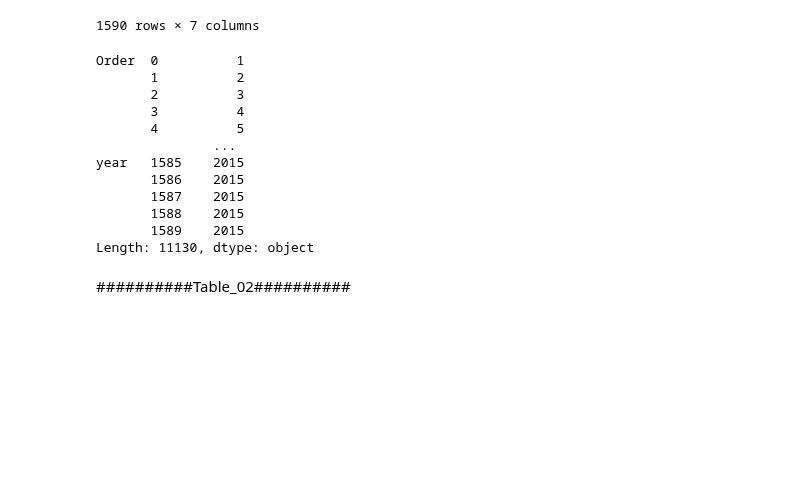
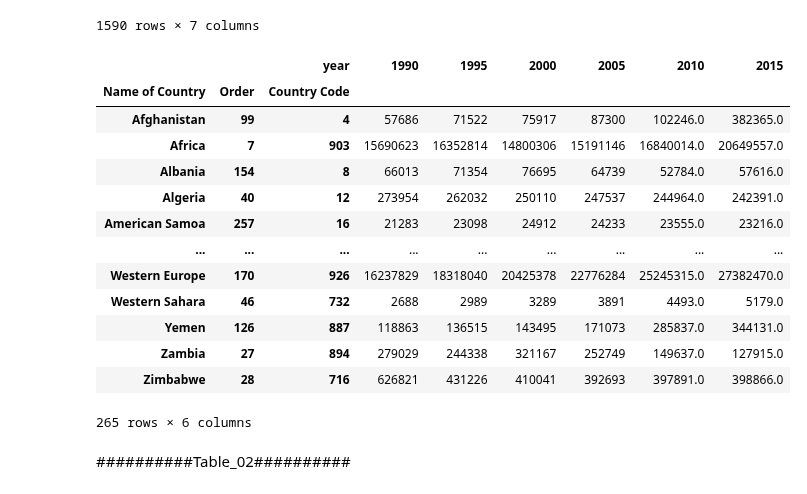
Before and after one commit to zhenwujason/inf1340-ZhenWuJason-Project, a Jupyter notebook: MID__Sub_YankeMo.ipynb, the cells around one changed output. Cells and saved outputs as stored; diff of their text form; code cells hidden in the pictures; blank space fills up the shorter version.

```diff
--- a/MID__Sub_YankeMo.ipynb
+++ b/MID__Sub_YankeMo.ipynb
@@ -93,22 +64,23 @@ tidy_table_1_Both_sexes
 | 1588 | 264 | Tuvalu | NaN | 798 | C | 141.0 | 2015 |
 | 1589 | 265 | Wallis and Futuna Islands | NaN | 876 | B | 2849.0 | 2015 |
 1590 rows × 7 columns
-# %%
-tidy_table_1_3_BothSexes = tidy_table_1_Both_sexes.unstack(level=-1)
-tidy_table_1_3_BothSexes
-# %% [output]
-Order  0          1
-       1          2
-       2          3
-       3          4
-       4          5
-               ...
-year   1585    2015
-       1586    2015
-       1587    2015
-       1588    2015
-       1589    2015
-Length: 11130, dtype: object
+# %%
+tidy_table_1_Both_sexes.reset_index().groupby(['Name of Country','Order','Country Code','year'])['Migrant Stock for Both Sexes'].aggregate('first').unstack()
+# %% [output]
+|  |  | year | 1990 | 1995 | 2000 | 2005 | 2010 | 2015 |
+| Name of Country | Order | Country Code |  |  |  |  |  |  |
+| Afghanistan | 99 | 4 | 57686 | 71522 | 75917 | 87300 | 102246.0 | 382365.0 |
+| Africa | 7 | 903 | 15690623 | 16352814 | 14800306 | 15191146 | 16840014.0 | 20649557.0 |
+| Albania | 154 | 8 | 66013 | 71354 | 76695 | 64739 | 52784.0 | 57616.0 |
+| Algeria | 40 | 12 | 273954 | 262032 | 250110 | 247537 | 244964.0 | 242391.0 |
+| American Samoa | 257 | 16 | 21283 | 23098 | 24912 | 24233 | 23555.0 | 23216.0 |
+| ... | ... | ... | ... | ... | ... | ... | ... | ... |
+| Western Europe | 170 | 926 | 16237829 | 18318040 | 20425378 | 22776284 | 25245315.0 | 27382470.0 |
+| Western Sahara | 46 | 732 | 2688 | 2989 | 3289 | 3891 | 4493.0 | 5179.0 |
+| Yemen | 126 | 887 | 118863 | 136515 | 143495 | 171073 | 285837.0 | 344131.0 |
+| Zambia | 27 | 894 | 279029 | 244338 | 321167 | 252749 | 149637.0 | 127915.0 |
+| Zimbabwe | 28 | 716 | 626821 | 431226 | 410041 | 392693 | 397891.0 | 398866.0 |
+265 rows × 6 columns
 # %% [markdown]
 ##########Table_02##########
 # %%
```
Also changed, not shown: parts of 2 cells of this notebook.
